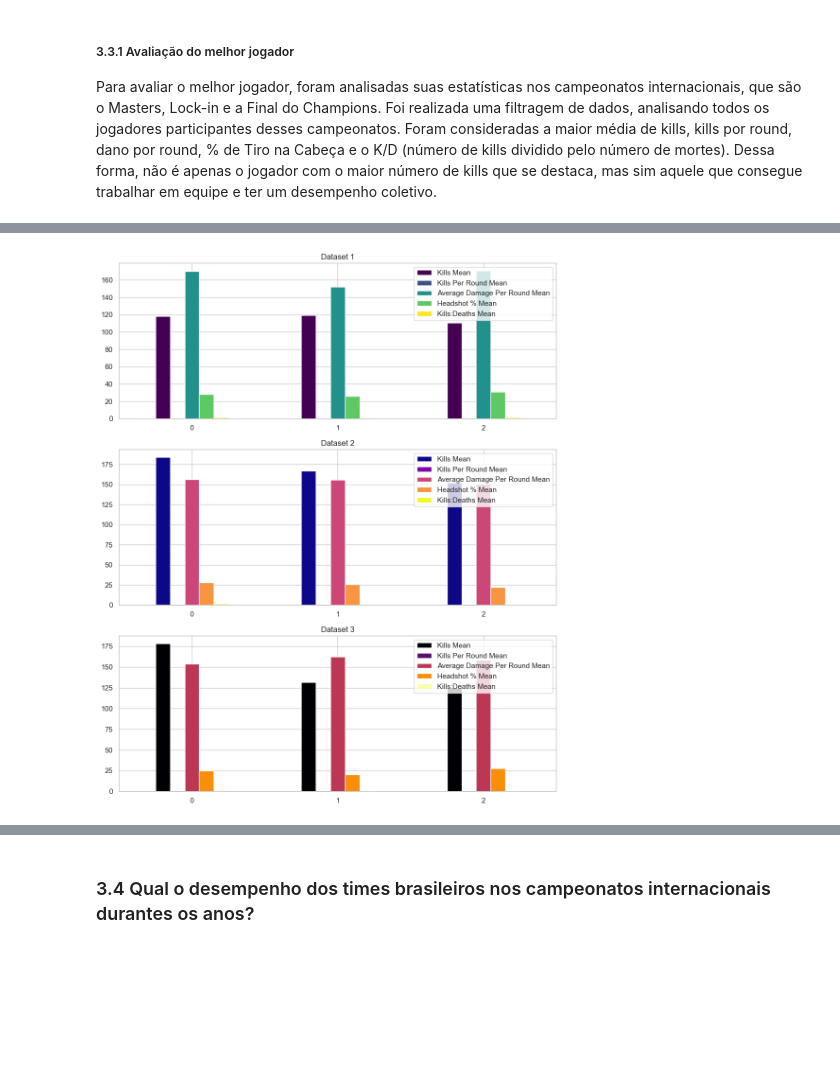
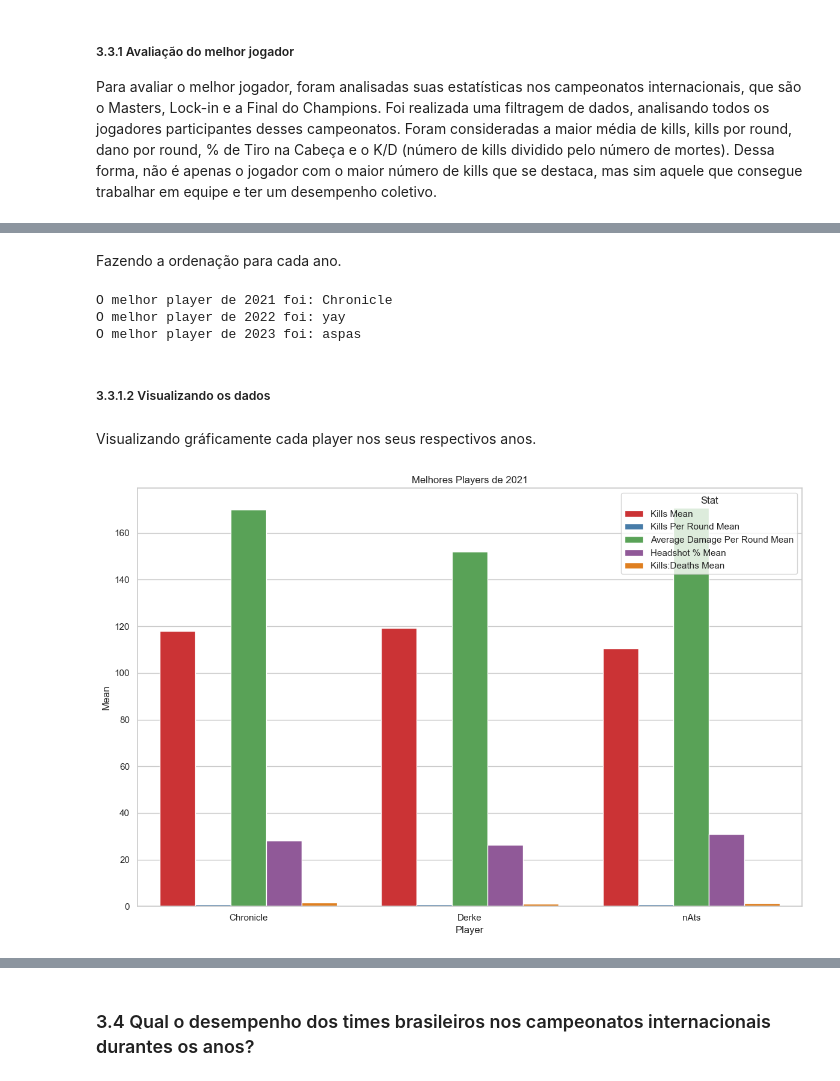
Before and after one commit to PedroLSCabral/Projeto-ICD, a Jupyter notebook: Presentation.ipynb, the cells around one changed output, grey strips where cells are left out. Drawn from its saved outputs; the diff is of its cells as text; code cells hidden in the pictures; blank space fills up the shorter version.

```diff
--- a/Presentation.ipynb
+++ b/Presentation.ipynb
@@ -399,20 +400,29 @@ display(best_player_vct2023)
-# %%
-fig, axs = plt.subplots(3, 1, figsize=(10, 12))
-
-# Plotando os gráficos de barras para cada jogador
-best_player_vct2021.plot(kind='bar', ax=axs[0], colormap='viridis', rot=0)
-axs[0].set_title('Dataset 1')
-
-best_player_vct2022.plot(kind='bar', ax=axs[1], colormap='plasma', rot=0)
-axs[1].set_title('Dataset 2')
-
-best_player_vct2023.plot(kind='bar', ax=axs[2], colormap='inferno', rot=0)
-axs[2].set_title('Dataset 3')
-
-# Ajustando layout
-plt.tight_layout()
-
-# Exibindo os subplots
-plt.show()
-# %% [output]
-[figure, removed]
+# %% [markdown]
+Fazendo a ordenação para cada ano.
+# %%
+best_player_vct2021 = best_player_vct2021.sort_values(by=[col for col in best_player_vct2021.columns if 'mean' in col])
+best_player_vct2022 = best_player_vct2022.sort_values(by=[col for col in best_player_vct2022.columns if 'mean' in col])
+best_player_vct2023 = best_player_vct2023.sort_values(by=[col for col in best_player_vct2023.columns if 'mean' in col])
+
+print('O melhor player de 2021 foi:', best_player_vct2021['Player'].values[0])
+print('O melhor player de 2022 foi:', best_player_vct2022['Player'].values[0])
+print('O melhor player de 2023 foi:', best_player_vct2023['Player'].values[0])
+# %% [output]
+O melhor player de 2021 foi: Chronicle
+O melhor player de 2022 foi: yay
+O melhor player de 2023 foi: aspas
+# %% [markdown]
+<h5>3.3.1.2 Visualizando os dados </h5>
+# %% [markdown]
+Visualizando gráficamente cada player nos seus respectivos anos.
+# %%
+sns.set_style("whitegrid")
+plt.figure(figsize=(12, 8))
+sns.barplot(data=best_player_vct2021.melt(id_vars='Player', var_name='Stat', value_name='Value'), x="Player", y="Value", hue="Stat", palette='Set1')
+plt.title('Melhores Players de 2021')
+plt.xlabel('Player')
+plt.ylabel('Mean')
+plt.tight_layout()
+plt.show()
+# %% [output]
+[figure, added]
```
Also changed, not shown: parts of 15 cells of this notebook.
